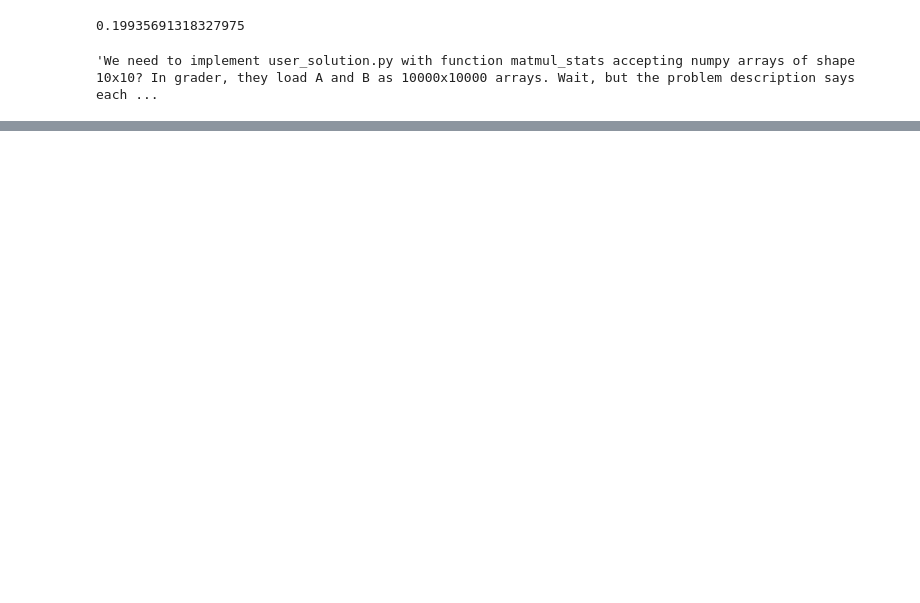
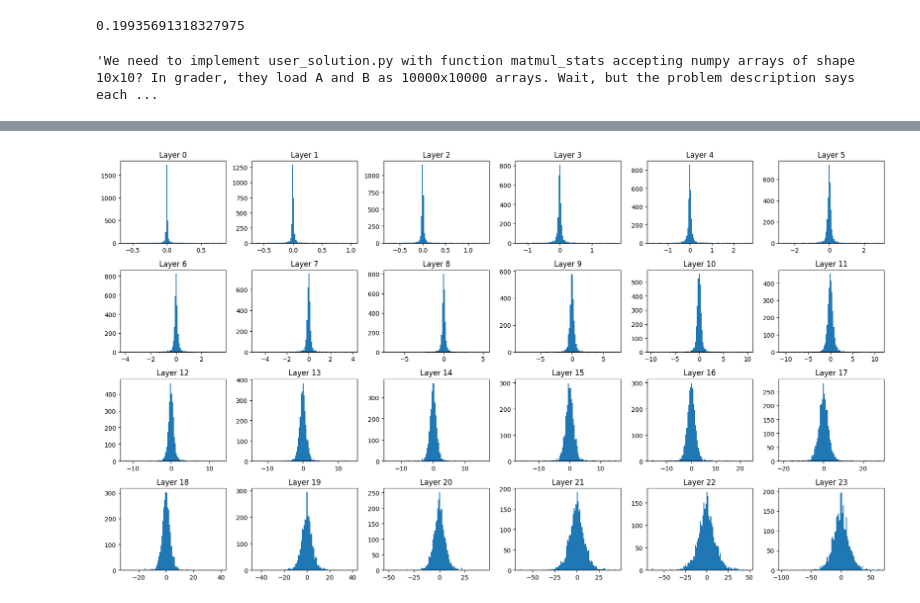
Before and after one commit to jrh-mann/counterfactual_steering, a Jupyter notebook: counterfactual_steering/main.ipynb, the cells around one changed output, grey strips where cells are left out. Cells and saved outputs as stored; diff of their text form; code cells hidden in the pictures; blank space fills up the shorter version.

```diff
--- a/counterfactual_steering/main.ipynb
+++ b/counterfactual_steering/main.ipynb
@@ -115,0 +146,19 @@ result
+# %%
+import matplotlib.pyplot as plt
+
+# Reshape direction to (24, 2880) for 24 layers
+reshaped_dir = direction.reshape(24, 2880)
+fig, axes = plt.subplots(4, 6, figsize=(18, 10))
+axes = axes.flatten()
+
+for i in range(24):
+    axes[i].hist(reshaped_dir[i].to(torch.float32).numpy(), bins=100)
+    axes[i].set_title(f'Layer {i}')
+
+for i in range(24, len(axes)):
+    axes[i].axis('off')
+
+plt.tight_layout()
+plt.show()
+# %% [output]
+[figure, added]
```
Also changed, not shown: parts of 21 cells of this notebook, 8 other files.
